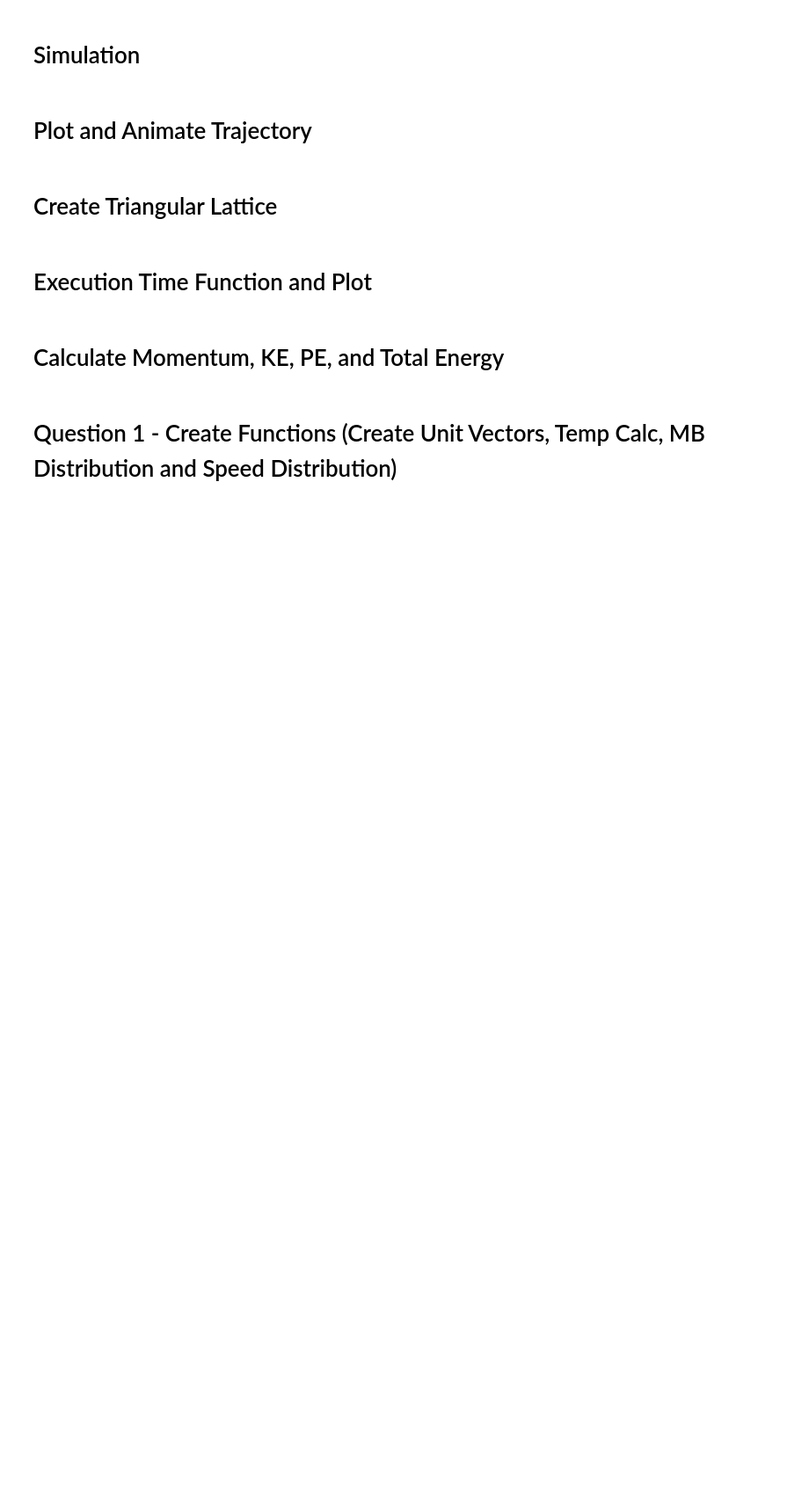
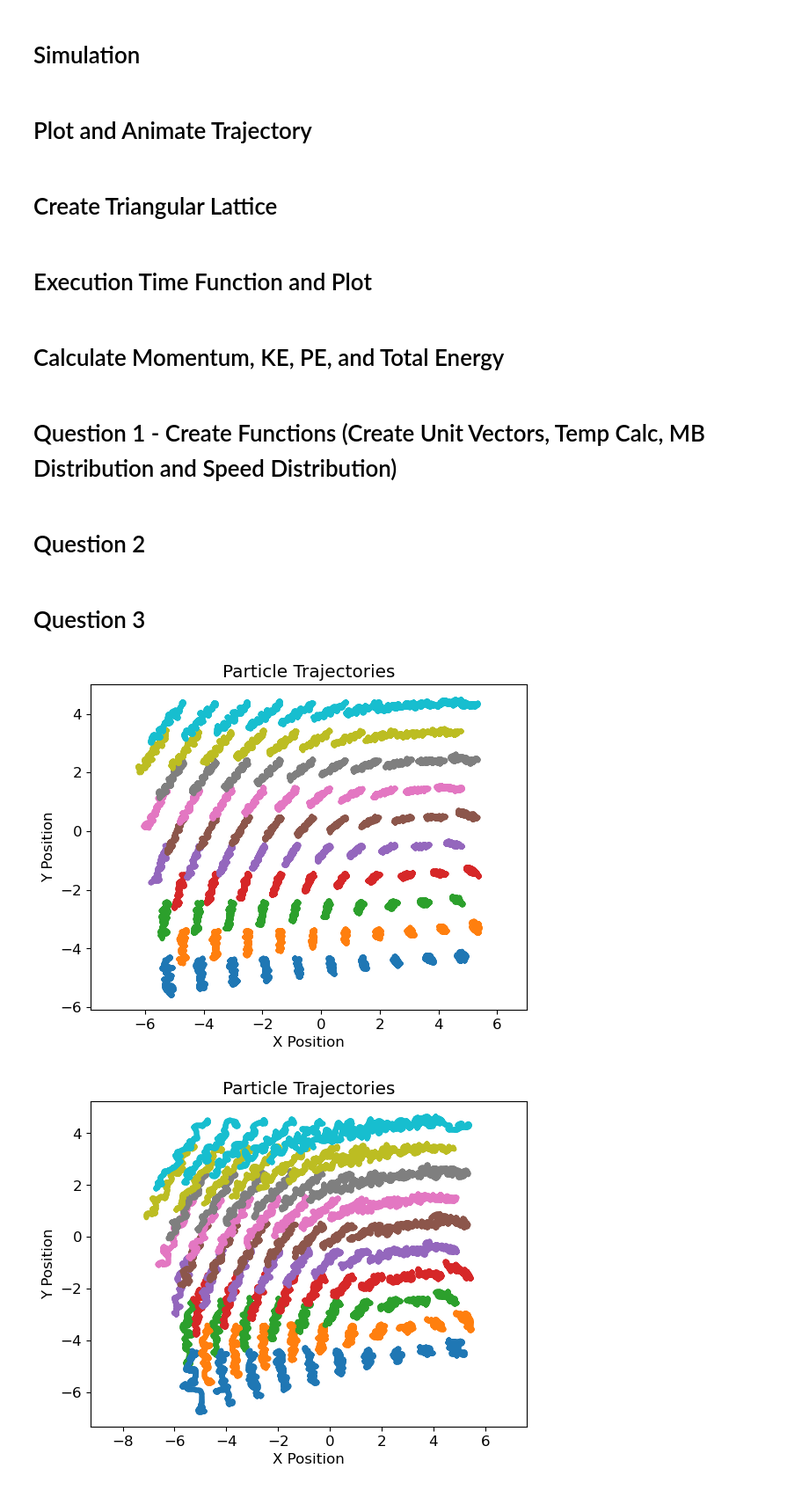
Before and after one commit to MoSpoonRhakib/EID444HW4, a Jupyter notebook: EID444HW4-Mohammed Rhakib.ipynb, the cells around one changed output. Shown at 88% size. Drawn from its saved outputs; the diff is of its cells as text; code cells hidden in the pictures; blank space fills up the shorter version.

```diff
--- a/EID444HW4-Mohammed Rhakib.ipynb
+++ b/EID444HW4-Mohammed Rhakib.ipynb
@@ -106,14 +106,15 @@ def simulation(R_0, v_0, m, t, t_max, sigma, epsilon, L):
 # %% [markdown]
 # Plot and Animate Trajectory
 # %%
-def plot_traj(trajectory):
+def plot_traj(trajectory, L):
 
     trajectory = np.array(trajectory)
+    #trajectory = shift(trajectory, L)
 
     N = trajectory.shape[1]
 
     for i in range(N):
-        plt.plot(trajectory[:, i, 0], trajectory[:, i, 1], marker='o')
+        plt.plot(trajectory[:, i, 0], trajectory[:, i, 1], marker='.')
 
     plt.xlabel("X Position")
     plt.ylabel("Y Position")
@@ -122,7 +123,7 @@ def plot_traj(trajectory):
     plt.show()
 
 
-def animate_trajectory(trajectory, L,  interval=50, stride = 5):
+def animate_trajectory(trajectory, L,  interval=50, stride = 5, title = 'Leonard-Jones Particle Simulation'):
 
     trajectory = np.array(trajectory)
     trajectory = shift(trajectory, L)
@@ -132,7 +133,7 @@ def animate_trajectory(trajectory, L,  interval=50, stride = 5):
     fig, ax = plt.subplots(figsize=(6, 6), dpi=100)
     ax.set_xlim(np.min(trajectory[..., 0]), np.max(trajectory[..., 0]))
     ax.set_ylim(np.min(trajectory[..., 1]), np.max(trajectory[..., 1]))
-    ax.set_title("Leonard-Jones Particle Simulation")
+    ax.set_title(title)
     ax.set_xlabel("X Position")
     ax.set_ylabel("Y Position")
 
@@ -291,0 +319,43 @@ def MB_distribution(Temp, v_max, dv):
+# %% [markdown]
+# Question 2
+# %%
+#plt.scatter(make_triangular_lattice(np.array([0,0]), 10, 2**(1/6))[:, 0], make_triangular_lattice(np.array([0,0]), 10, 2**(1/6))[:,1])
+
+N = 10
+masses = np.ones(N*N)
+
+L = (N) * (2**(1/6))
+
+positions = shift(make_triangular_lattice(np.array([0,0]), N, 2**(1/6)), L)
+v_init = 2.0
+velocities = v_init * create_unit_vectors(N*N, 20)
+dt = 0.01
+
+trajectory, _ =simulation(R_0 = positions, v_0 = velocities, m = masses, t=dt, t_max=10, sigma=1, epsilon = 1, L=L )
+# %%
+N = 10
+masses = np.ones(N*N)
+
+L = (N) * (2**(1/6))
+
+positions = shift(make_triangular_lattice(np.array([0,0]), N, 2**(1/6)), L)
+v_init_values = np.arange(0.5, 4.5, 0.5)
+
+dt = 0.01
+
+trajectories = {}
+t_simulation = {}
+
+for v_init in v_init_values:
+    velocities = v_init * create_unit_vectors(N*N, 20)
+    trajectory, t_sim = simulation(R_0 = positions, v_0 = velocities, m = masses, t=dt, t_max=10, sigma=1, epsilon = 1, L=L )
+    trajectories[v_init] = trajectory
+    t_simulation[v_init] = t_sim
+# %% [markdown]
+# Question 3
+# %%
+for trajectory in trajectories.values():
+    plot_traj(trajectory, L)
+# %% [output]
+[figure, added]
+[figure, added]
```
Also changed, not shown: parts of 7 cells of this notebook, 1 other file.
